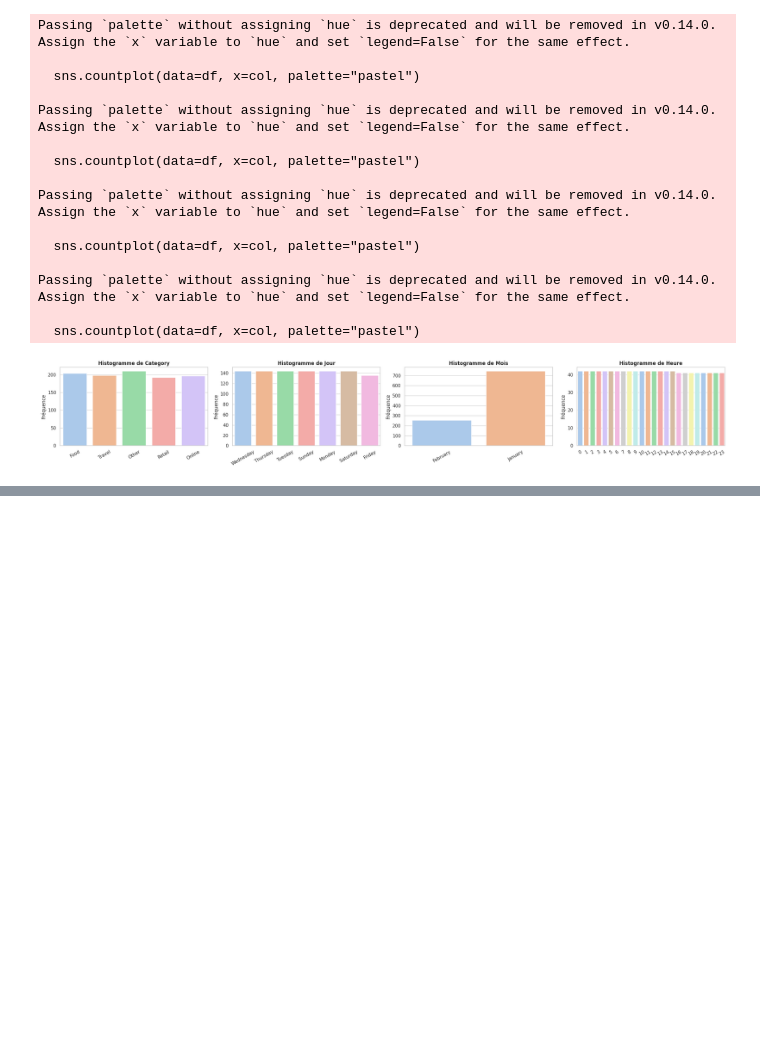
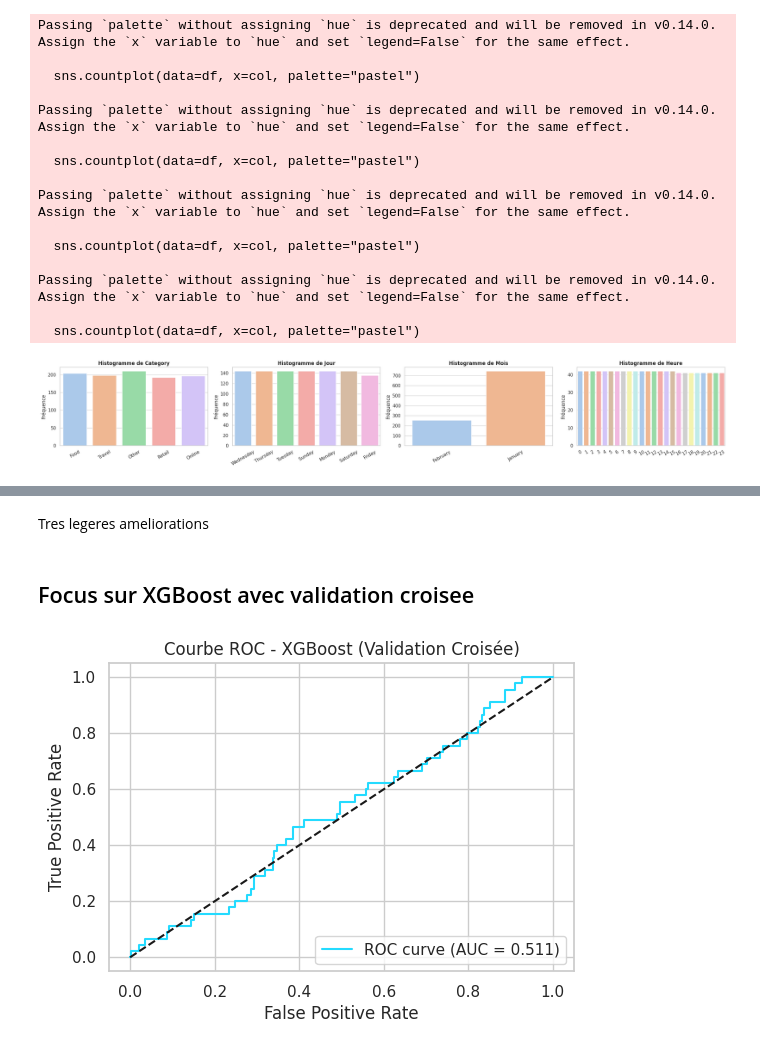
Before and after one commit to LarrySANDJO/PROJET_STATAPP, a Jupyter notebook: Notebooks/Data_Larry.ipynb, the cells around one changed output, grey strips where cells are left out. Saved outputs shown, nothing was run; the diff lists cells and outputs as text; code cells hidden in the pictures; blank space fills up the shorter version.

```diff
--- a/Notebooks/Data_Larry.ipynb
+++ b/Notebooks/Data_Larry.ipynb
@@ -186,0 +373,19 @@ X.head(4)
+# %%
+# Colonnes à utiliser après suppression
+num_features_filtered = [c for c in num_features if c not in ['AnomalyScore', 'SuspiciousFlag']]
+cat_features_filtered = [c for c in cat_features if c not in ['AnomalyScore', 'SuspiciousFlag']]
+
+num_pipeline = Pipeline([
+    ('imputer', SimpleImputer(strategy='median')),
+    ('scaler', StandardScaler())
+])
+
+cat_pipeline = Pipeline([
+    ('imputer', SimpleImputer(strategy='most_frequent')),
+    ('encoder', OneHotEncoder(handle_unknown='ignore', sparse_output=False))
+])
+
+preprocessor = ColumnTransformer([
+    ('num', num_pipeline, num_features_filtered),
+    ('cat', cat_pipeline, cat_features_filtered)
+], remainder='drop')
@@ -186,0 +447,34 @@ X.head(4)
+# %% [markdown]
+Tres legeres ameliorations
+# %% [markdown]
+## Focus sur XGBoost avec validation croisee
+# %%
+xgb_model = XGBClassifier(eval_metric='logloss', random_state=42)
+
+pipe = ImbPipeline(steps=[
+    ('preprocessing', preprocessor),
+    ('smote', SMOTE(random_state=42)),
+    ('model', xgb_model)
+])
+
+# Stratified K-Fold
+cv = StratifiedKFold(n_splits=5, shuffle=True, random_state=42)
+
+# Predictions
+y_pred_cv = cross_val_predict(pipe, X, Y, cv=cv, method='predict')
+y_proba_cv = cross_val_predict(pipe, X, Y, cv=cv, method='predict_proba')[:, 1]
+
+# Courbe ROC
+fpr, tpr, thresholds = roc_curve(Y, y_proba_cv)
+roc_auc = roc_auc_score(Y, y_proba_cv)
+
+plt.figure(figsize=(6,4))
+plt.plot(fpr, tpr, label=f'ROC curve (AUC = {roc_auc:.3f})')
+plt.plot([0,1], [0,1], 'k--')
+plt.xlabel('False Positive Rate')
+plt.ylabel('True Positive Rate')
+plt.title('Courbe ROC - XGBoost (Validation Croisée)')
+plt.legend(loc='lower right')
+plt.show()
+# %% [output]
+[figure, added]
```
Also changed, not shown: parts of 28 cells of this notebook, 4 other files.
